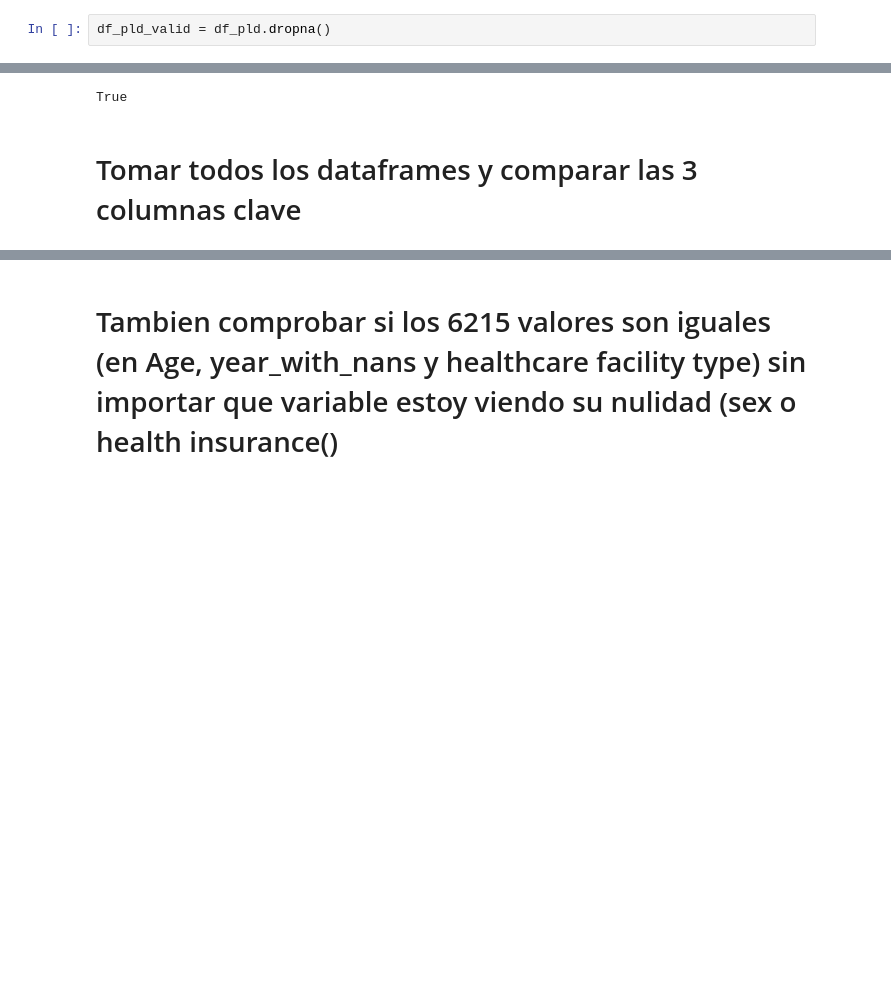
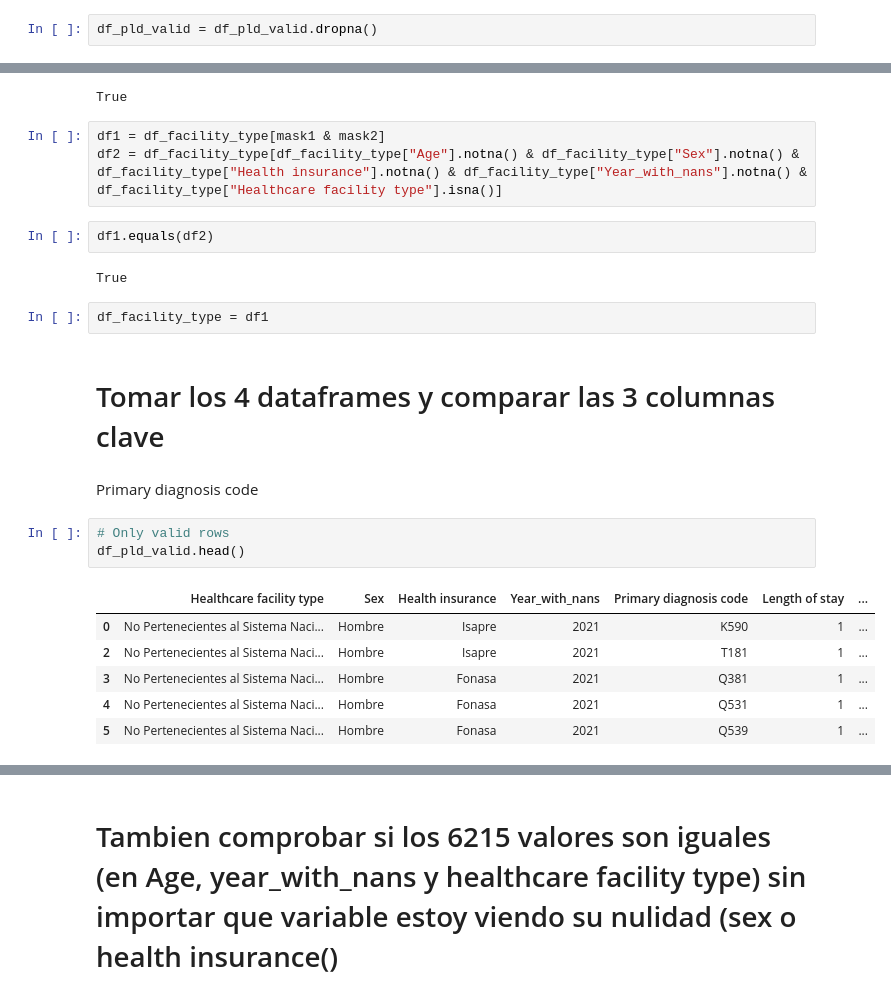
Before and after one commit to mirkopodunavak1996/EDAHospDischarges_Chile2001-2024, a Jupyter notebook: notebooks/Discharges_2021_2024_Cleaning.ipynb, the cells around one changed output, grey strips where cells are left out. Saved outputs shown, nothing was run; the diff lists cells and outputs as text; blank space fills up the shorter version.

```diff
--- a/notebooks/Discharges_2021_2024_Cleaning.ipynb
+++ b/notebooks/Discharges_2021_2024_Cleaning.ipynb
@@ -960,7 +960,7 @@ Only valid values in the dataframe
 # Copy of the dataframe to edit safely
 df_pld_valid = df.copy()
 # %%
-df_pld_valid = df_pld.dropna()
+df_pld_valid = df_pld_valid.dropna()
 # %% [markdown]
 When 167677 are nan in all the rest of the columns
 # %%
@@ -1031,5 +1017,26 @@ df_facility_type[df_facility_type["Age"].notna() & df_facility_type["Sex"].notna
 df_facility_type[mask1 & mask2].equals(df_facility_type[df_facility_type["Age"].notna() & df_facility_type["Sex"].notna() & df_facility_type["Health insurance"].notna() & df_facility_type["Year_with_nans"].notna() & df_facility_type["Healthcare facility type"].isna()])
 # %% [output]
 True
+# %%
+df1 = df_facility_type[mask1 & mask2]
+df2 = df_facility_type[df_facility_type["Age"].notna() & df_facility_type["Sex"].notna() & df_facility_type["Health insurance"].notna() & df_facility_type["Year_with_nans"].notna() & df_facility_type["Healthcare facility type"].isna()]
+# %%
+df1.equals(df2)
+# %% [output]
+True
+# %%
+df_facility_type = df1
 # %% [markdown]
-# Tomar todos los dataframes y comparar las 3 columnas clave
+# Tomar los 4 dataframes y comparar las 3 columnas clave
+# %% [markdown]
+Primary diagnosis code
+# %%
+# Only valid rows
+df_pld_valid.head()
+# %% [output]
+|  | Healthcare facility type | Sex | Health insurance | Year_with_nans | Primary diagnosis code | Length of stay | ... |
+| 0 | No Pertenecientes al Sistema Naci... | Hombre | Isapre | 2021 | K590 | 1 | ... |
+| 2 | No Pertenecientes al Sistema Naci... | Hombre | Isapre | 2021 | T181 | 1 | ... |
+| 3 | No Pertenecientes al Sistema Naci... | Hombre | Fonasa | 2021 | Q381 | 1 | ... |
+| 4 | No Pertenecientes al Sistema Naci... | Hombre | Fonasa | 2021 | Q531 | 1 | ... |
+| 5 | No Pertenecientes al Sistema Naci... | Hombre | Fonasa | 2021 | Q539 | 1 | ... |
```
Also changed, not shown: parts of 21 cells of this notebook.
